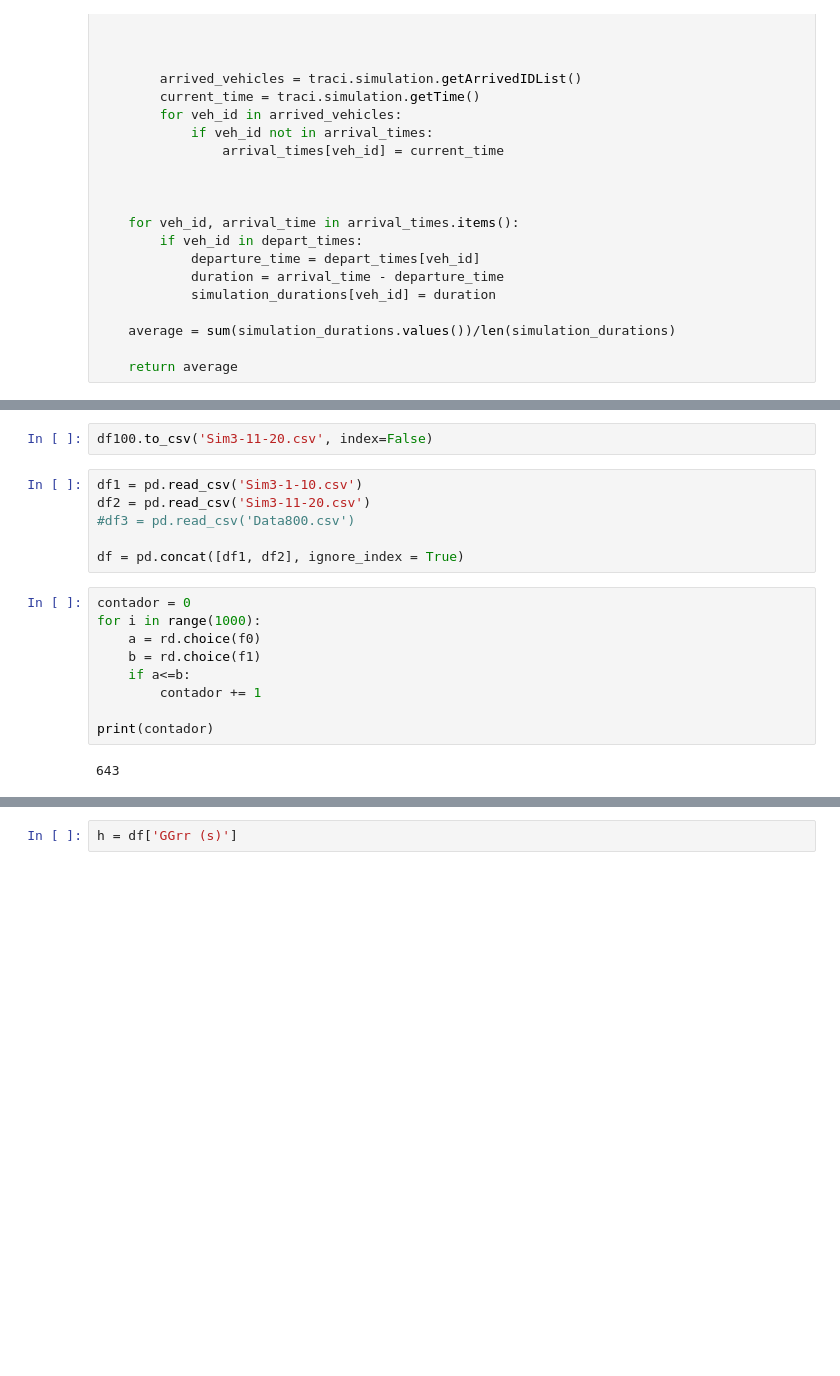
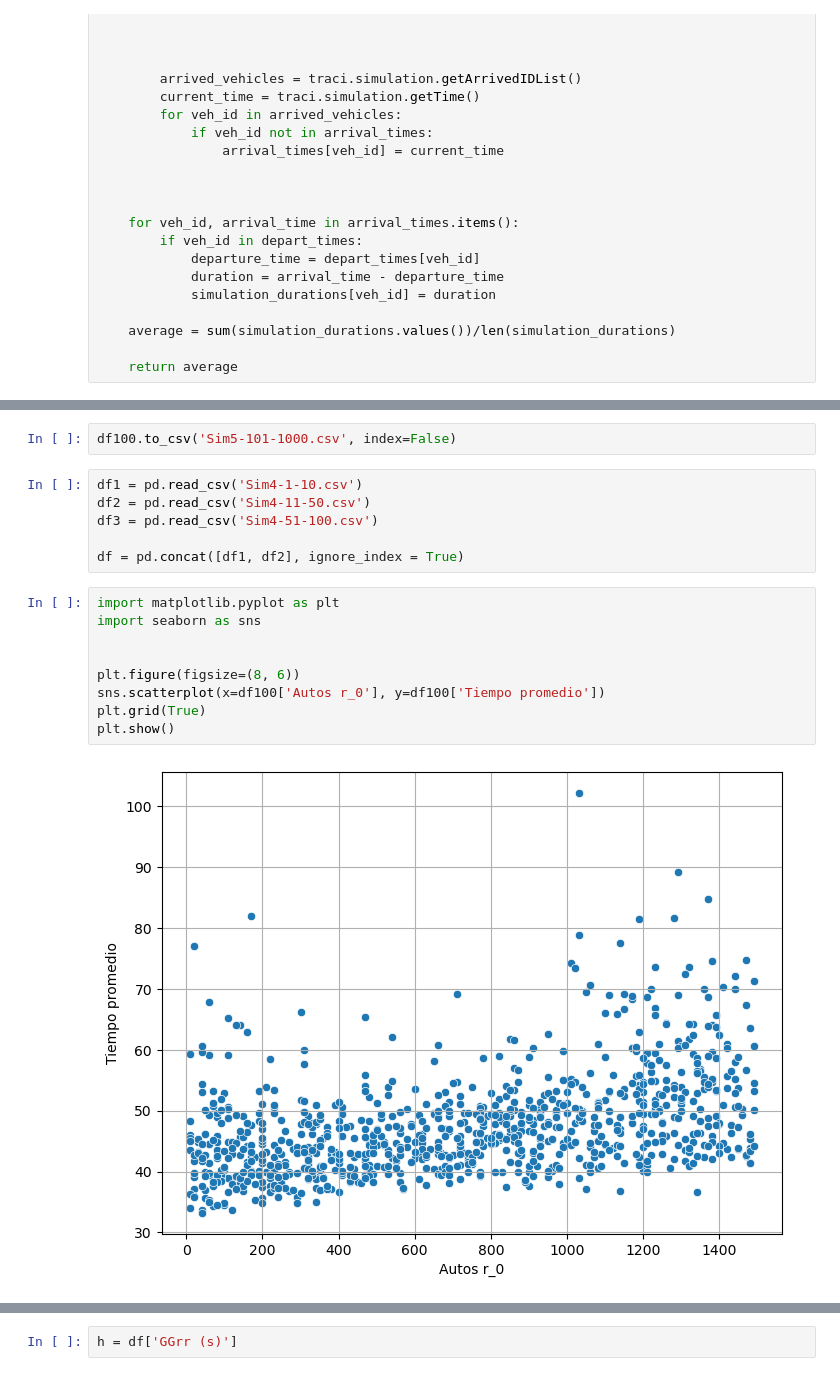
Before and after one commit to Emmatap31/Sumo_EjeCentral, a Jupyter notebook: Simulaciones.ipynb, the cells around one changed output, grey strips where cells are left out. Drawn from its saved outputs; the diff is of its cells as text; blank space fills up the shorter version.

```diff
--- a/Simulaciones.ipynb
+++ b/Simulaciones.ipynb
@@ -240,21 +265,21 @@ df100
 # %%
-df100.to_csv('Sim3-11-20.csv', index=False)
+df100.to_csv('Sim5-101-1000.csv', index=False)
 # %%
-df1 = pd.read_csv('Sim3-1-10.csv')
-df2 = pd.read_csv('Sim3-11-20.csv')
-#df3 = pd.read_csv('Data800.csv')
+df1 = pd.read_csv('Sim4-1-10.csv')
+df2 = pd.read_csv('Sim4-11-50.csv')
+df3 = pd.read_csv('Sim4-51-100.csv')
 
 df = pd.concat([df1, df2], ignore_index = True)
-# %%
-contador = 0
-for i in range(1000):
-    a = rd.choice(f0)
-    b = rd.choice(f1)
-    if a<=b:
-        contador += 1
-
-print(contador)
-# %% [output]
-643
+# %%
+import matplotlib.pyplot as plt
+import seaborn as sns
+
+
+plt.figure(figsize=(8, 6))
+sns.scatterplot(x=df100['Autos r_0'], y=df100['Tiempo promedio'])
+plt.grid(True)
+plt.show()
+# %% [output]
+[figure, added]
 # %%
 traci.close()
```
Also changed, not shown: parts of 12 cells of this notebook, 21 other files.
